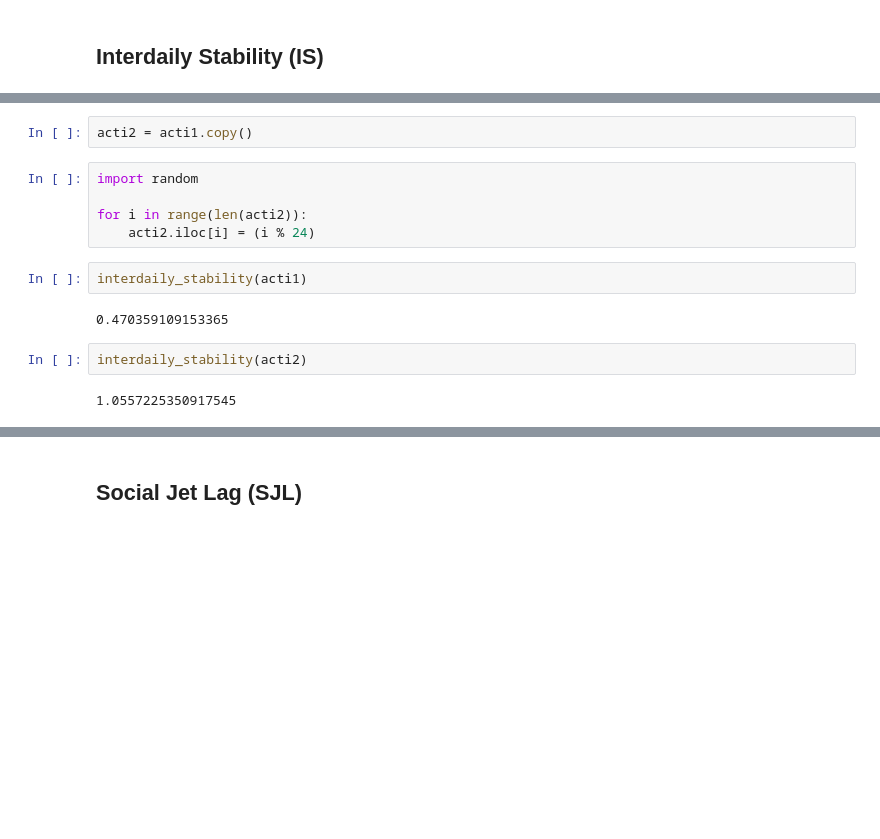
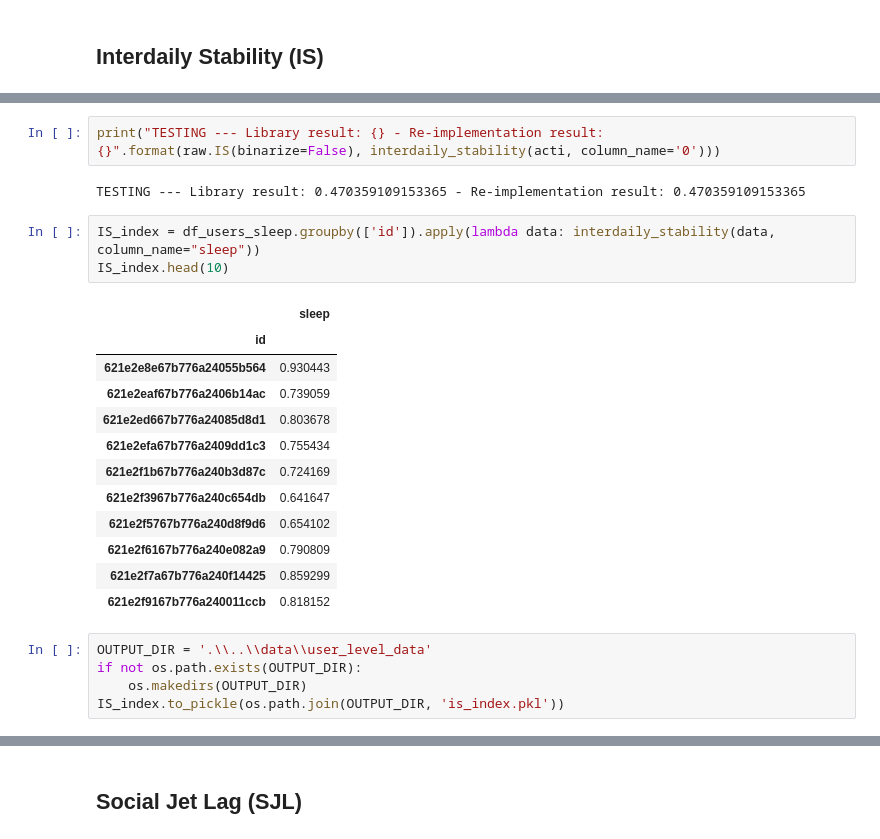
Before and after one commit to kcristinaa/RAIS-miniproject, a Jupyter notebook: notebooks_feature_engineering/sleep_regularity_measurement.ipynb, the cells around one changed output, grey strips where cells are left out. Cells and saved outputs as stored; diff of their text form; blank space fills up the shorter version.

```diff
--- a/notebooks_feature_engineering/sleep_regularity_measurement.ipynb
+++ b/notebooks_feature_engineering/sleep_regularity_measurement.ipynb
@@ -208,15 +200,25 @@ acti1 = acti.resample('1H').sum()
-# %%
-acti2 = acti1.copy()
-# %%
-import random
-
-for i in range(len(acti2)):
-    acti2.iloc[i] = (i % 24)
-# %%
-interdaily_stability(acti1)
-# %% [output]
-0.470359109153365
-# %%
-interdaily_stability(acti2)
-# %% [output]
-1.0557225350917545
+# %%
+print("TESTING --- Library result: {} - Re-implementation result: {}".format(raw.IS(binarize=False), interdaily_stability(acti, column_name='0')))
+# %% [output]
+TESTING --- Library result: 0.470359109153365 - Re-implementation result: 0.470359109153365
+# %%
+IS_index = df_users_sleep.groupby(['id']).apply(lambda data: interdaily_stability(data, column_name="sleep"))
+IS_index.head(10)
+# %% [output]
+|  | sleep |
+| id |  |
+| 621e2e8e67b776a24055b564 | 0.930443 |
+| 621e2eaf67b776a2406b14ac | 0.739059 |
+| 621e2ed667b776a24085d8d1 | 0.803678 |
+| 621e2efa67b776a2409dd1c3 | 0.755434 |
+| 621e2f1b67b776a240b3d87c | 0.724169 |
+| 621e2f3967b776a240c654db | 0.641647 |
+| 621e2f5767b776a240d8f9d6 | 0.654102 |
+| 621e2f6167b776a240e082a9 | 0.790809 |
+| 621e2f7a67b776a240f14425 | 0.859299 |
+| 621e2f9167b776a240011ccb | 0.818152 |
+# %%
+OUTPUT_DIR = '.\\..\\data\\user_level_data'
+if not os.path.exists(OUTPUT_DIR):
+    os.makedirs(OUTPUT_DIR)
+IS_index.to_pickle(os.path.join(OUTPUT_DIR, 'is_index.pkl'))
```
Also changed, not shown: parts of 18 cells of this notebook.
